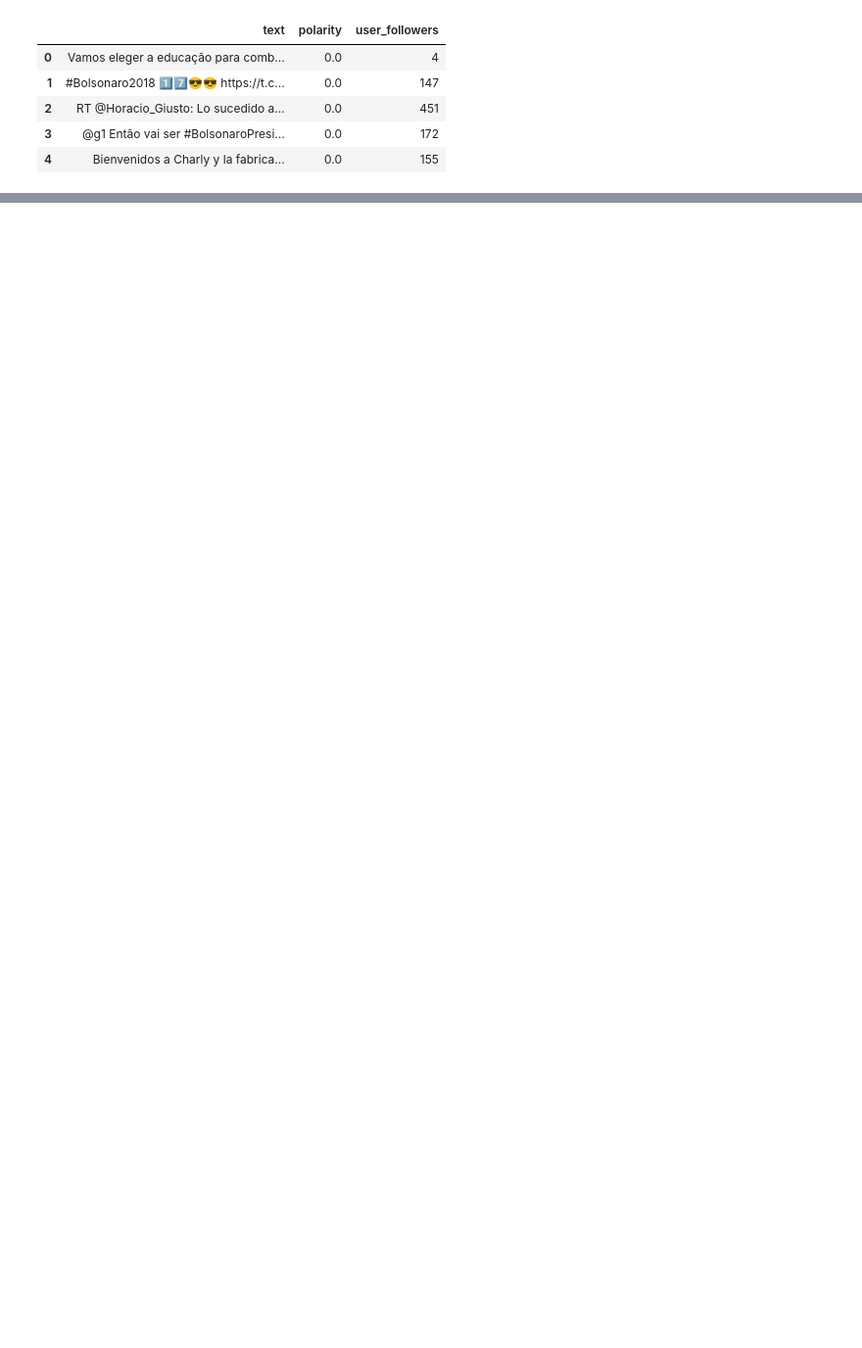
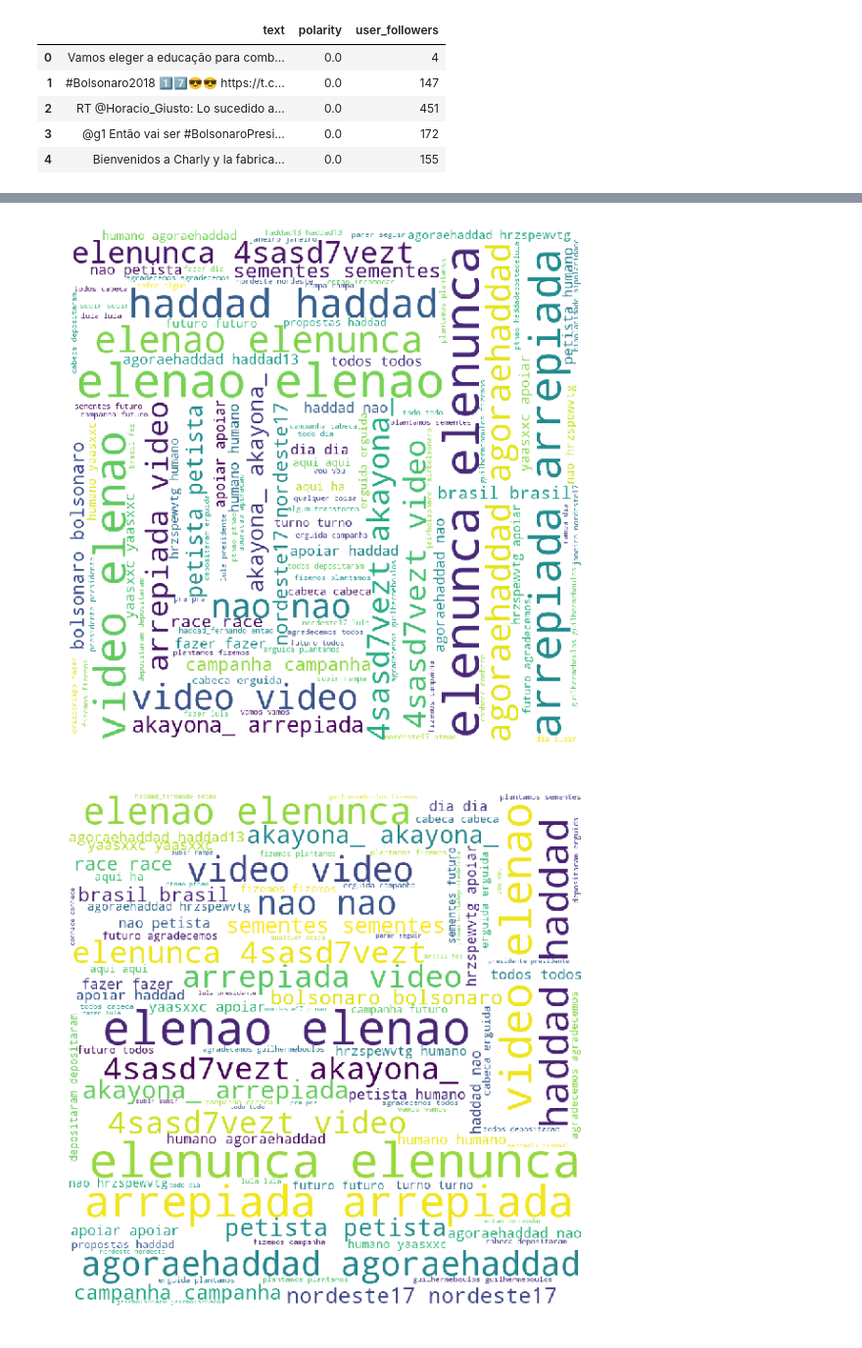
Before and after one commit to viniciusjssouza/Eleicoes2T, a Jupyter notebook: analysis.ipynb, the cells around one changed output, grey strips where cells are left out. Shown: that part at 98% size. Cells and saved outputs as stored; diff of their text form; code cells hidden in the pictures; blank space fills up the shorter version.

```diff
--- a/analysis.ipynb
+++ b/analysis.ipynb
@@ -175,0 +199,6 @@ Epoch 50/50
+# %%
+groups = [[]]*n_clusters
+for i in range(0, len(labels)):
+    groups[labels[i]].extend(words_occurrence[i])
+
+groups[1]
@@ -175,0 +223,15 @@ Epoch 50/50
+# %%
+for group in groups:
+    wordcloud = WordCloud(width = 800, height = 800,
+                    background_color ='white',
+                    min_font_size = 10).generate(" ".join(group))
+
+    # plot the WordCloud image
+    plot.figure(figsize = (8, 8), facecolor = None)
+    plot.imshow(wordcloud)
+    plot.axis("off")
+    plot.tight_layout(pad = 0)
+    plot.show()
+# %% [output]
+[figure, added]
+[figure, added]
```
Also changed, not shown: parts of 13 cells of this notebook, 2 other files.
